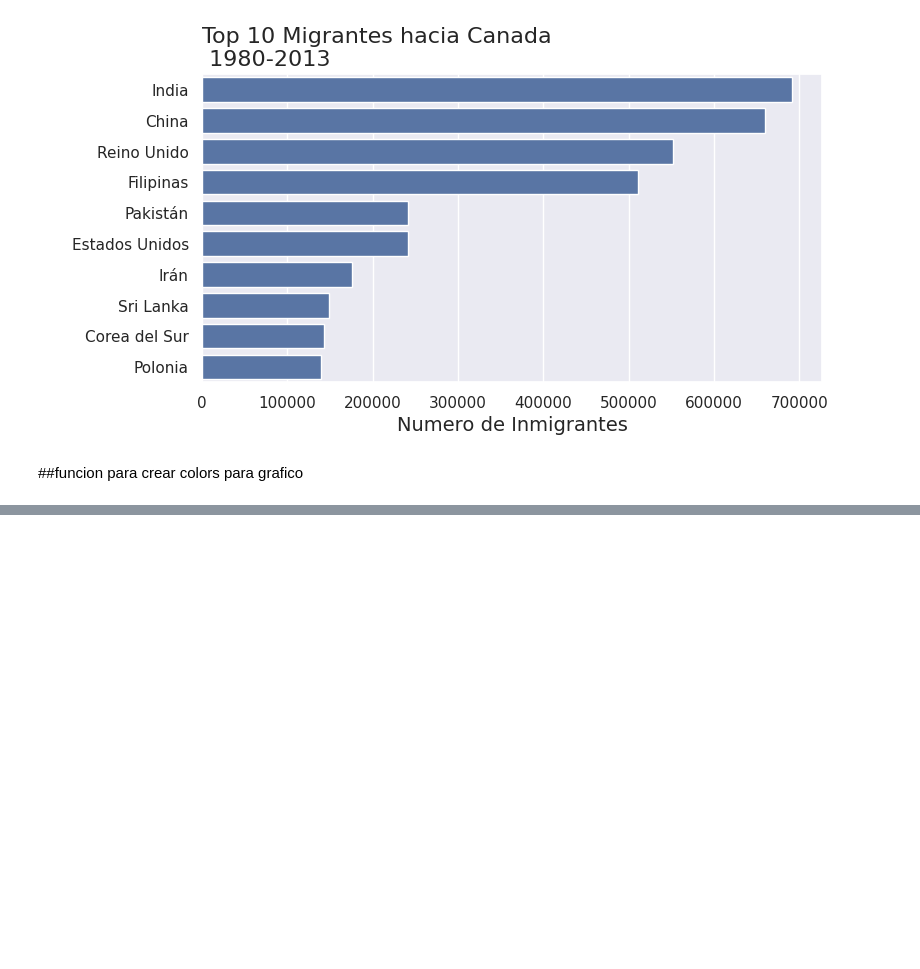
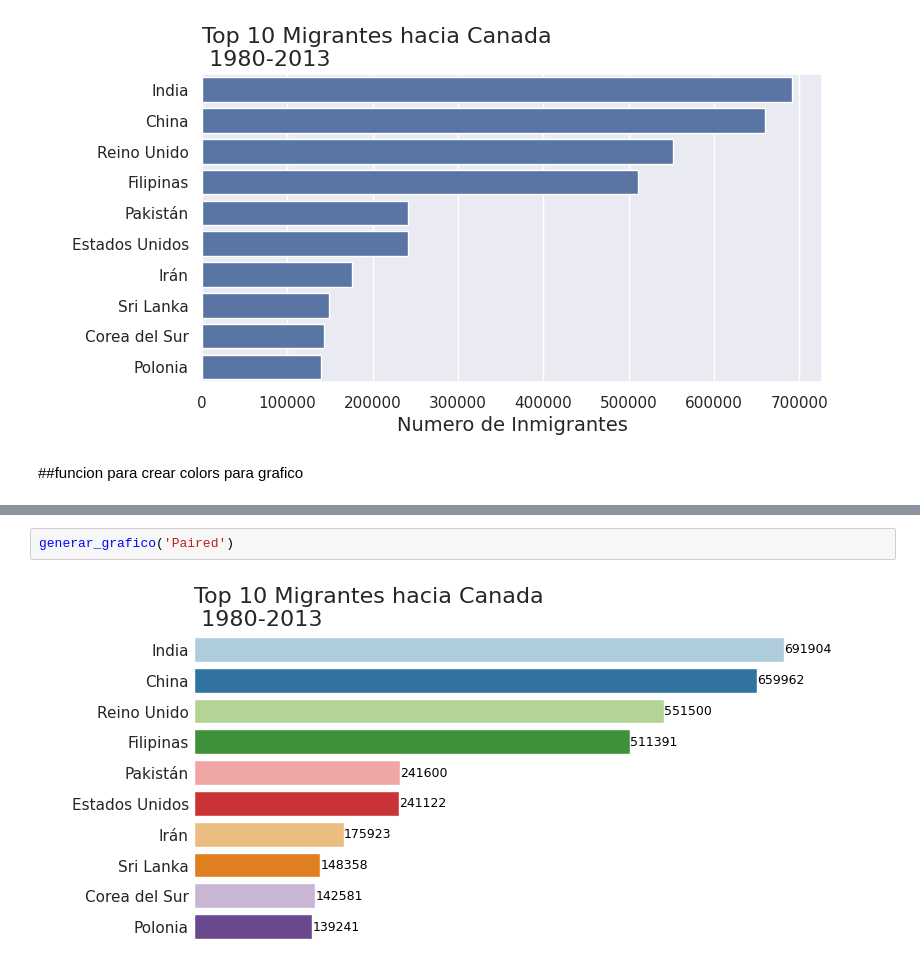
Before and after one commit to duquerson/visualizacion_python, a Jupyter notebook: vizualizacion_python.ipynb, the cells around one changed output, grey strips where cells are left out. Drawn from its saved outputs; the diff is of its cells as text; blank space fills up the shorter version.

```diff
--- a/vizualizacion_python.ipynb
+++ b/vizualizacion_python.ipynb
@@ -443,0 +469,4 @@ plt.show()
+# %%
+generar_grafico('Paired')
+# %% [output]
+[figure, added]
```
Also changed, not shown: parts of 5 cells of this notebook.
